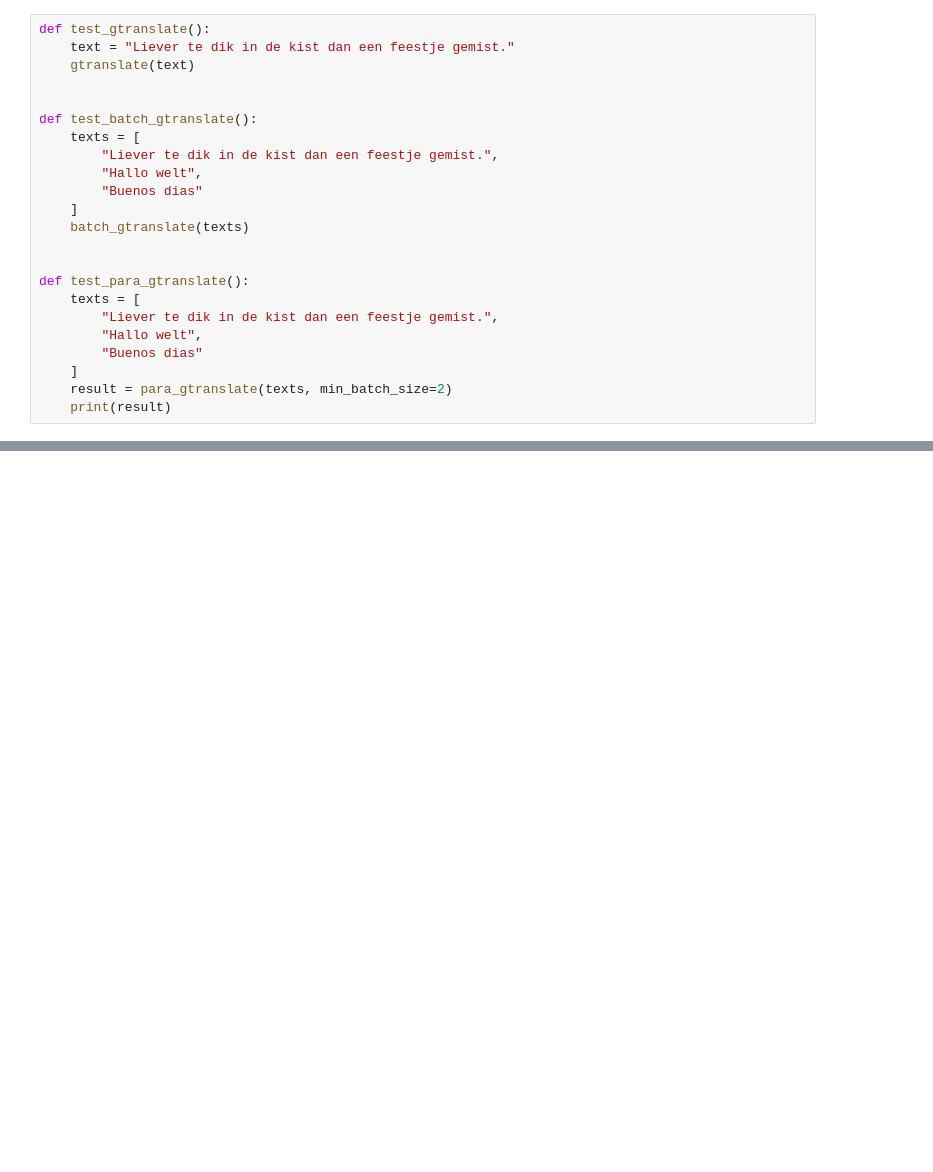
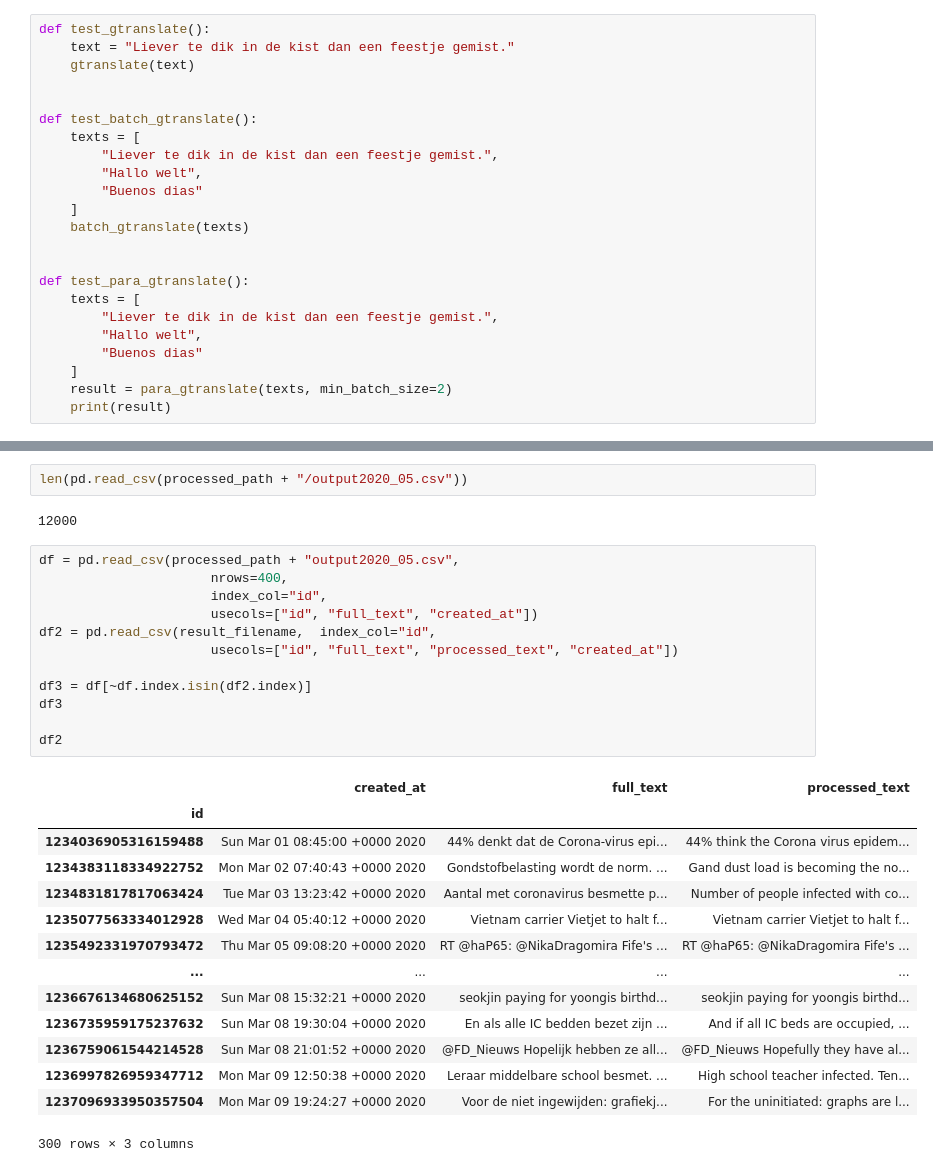
Before and after one commit to sirTomasson/SentiTweet, a Jupyter notebook: gtranslate.ipynb, the cells around one changed output, grey strips where cells are left out. Saved outputs shown, nothing was run; the diff lists cells and outputs as text; blank space fills up the shorter version.

```diff
--- a/gtranslate.ipynb
+++ b/gtranslate.ipynb
@@ -605,0 +447,31 @@ dtype: object
+# %%
+len(pd.read_csv(processed_path + "/output2020_05.csv"))
+# %% [output]
+12000
+# %%
+df = pd.read_csv(processed_path + "output2020_05.csv",
+                      nrows=400,
+                      index_col="id",
+                      usecols=["id", "full_text", "created_at"])
+df2 = pd.read_csv(result_filename,  index_col="id",
+                      usecols=["id", "full_text", "processed_text", "created_at"])
+
+df3 = df[~df.index.isin(df2.index)]
+df3
+
+df2
+# %% [output]
+|  | created_at | full_text | processed_text |
+| id |  |  |  |
+| 1234036905316159488 | Sun Mar 01 08:45:00 +0000 2020 | 44% denkt dat de Corona-virus epi... | 44% think the Corona virus epidem... |
+| 1234383118334922752 | Mon Mar 02 07:40:43 +0000 2020 | Gondstofbelasting wordt de norm. ... | Gand dust load is becoming the no... |
+| 1234831817817063424 | Tue Mar 03 13:23:42 +0000 2020 | Aantal met coronavirus besmette p... | Number of people infected with co... |
+| 1235077563334012928 | Wed Mar 04 05:40:12 +0000 2020 | Vietnam carrier Vietjet to halt f... | Vietnam carrier Vietjet to halt f... |
+| 1235492331970793472 | Thu Mar 05 09:08:20 +0000 2020 | RT @haP65: @NikaDragomira Fife's ... | RT @haP65: @NikaDragomira Fife's ... |
+| ... | ... | ... | ... |
+| 1236676134680625152 | Sun Mar 08 15:32:21 +0000 2020 | seokjin paying for yoongis birthd... | seokjin paying for yoongis birthd... |
+| 1236735959175237632 | Sun Mar 08 19:30:04 +0000 2020 | En als alle IC bedden bezet zijn ... | And if all IC beds are occupied, ... |
+| 1236759061544214528 | Sun Mar 08 21:01:52 +0000 2020 | @FD_Nieuws Hopelijk hebben ze all... | @FD_Nieuws Hopefully they have al... |
+| 1236997826959347712 | Mon Mar 09 12:50:38 +0000 2020 | Leraar middelbare school besmet. ... | High school teacher infected. Ten... |
+| 1237096933950357504 | Mon Mar 09 19:24:27 +0000 2020 | Voor de niet ingewijden: grafiekj... | For the uninitiated: graphs are l... |
+300 rows × 3 columns
```
Also changed, not shown: parts of 27 cells of this notebook.
